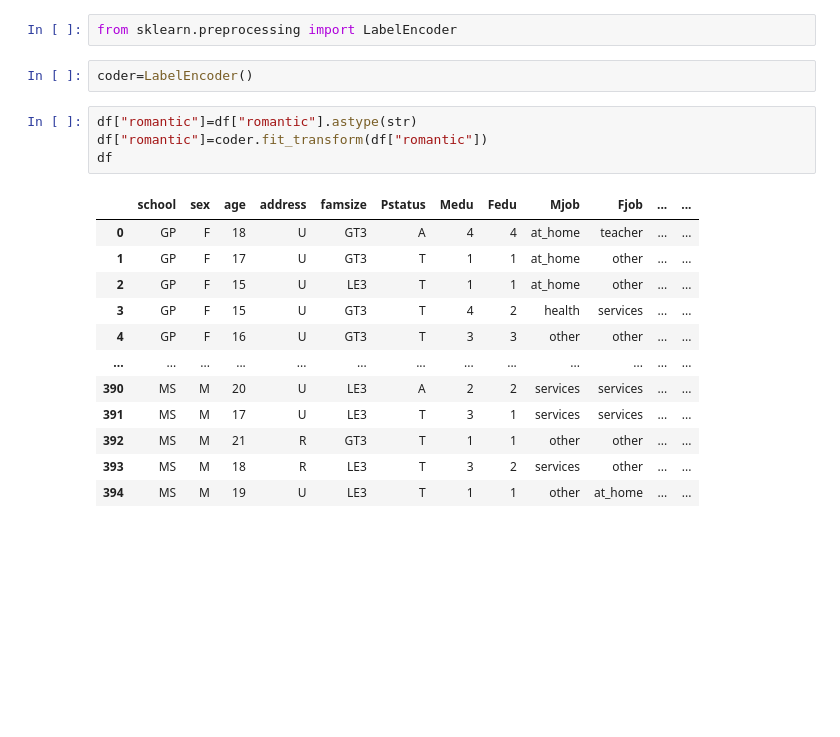
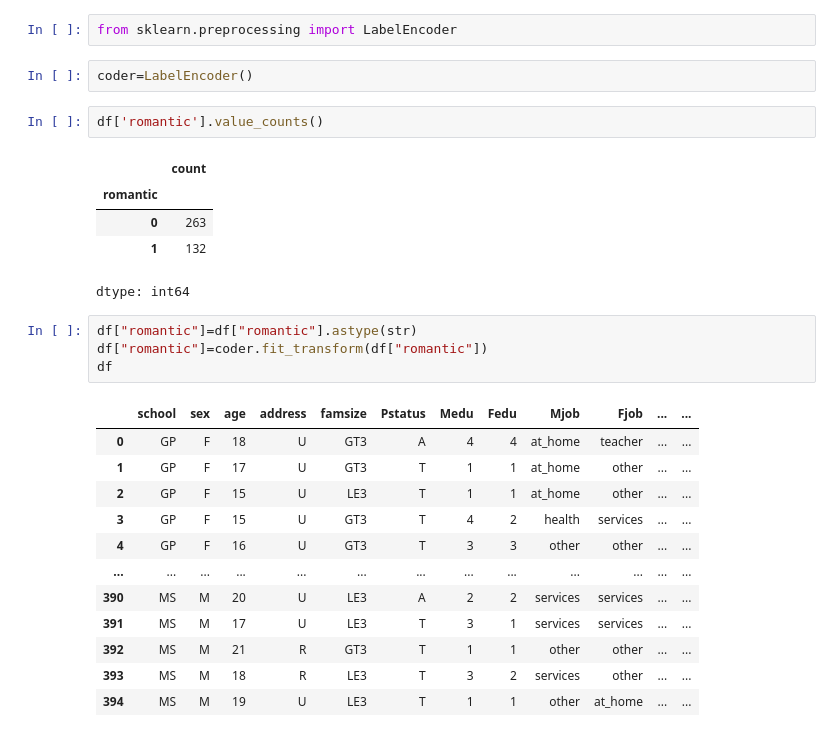
Before and after one commit to ZohaAsghar/Student-Performance, a Jupyter notebook: Student_Performance.ipynb, the cells around one changed output. Cells and saved outputs as stored; diff of their text form; blank space fills up the shorter version.

```diff
--- a/Student_Performance.ipynb
+++ b/Student_Performance.ipynb
@@ -156,6 +157,14 @@ df
 from sklearn.preprocessing import LabelEncoder
 # %%
 coder=LabelEncoder()
+# %%
+df['romantic'].value_counts()
+# %% [output]
+|  | count |
+| romantic |  |
+| 0 | 263 |
+| 1 | 132 |
+dtype: int64
 # %%
 df["romantic"]=df["romantic"].astype(str)
 df["romantic"]=coder.fit_transform(df["romantic"])
```
Also changed, not shown: parts of 11 cells of this notebook.
